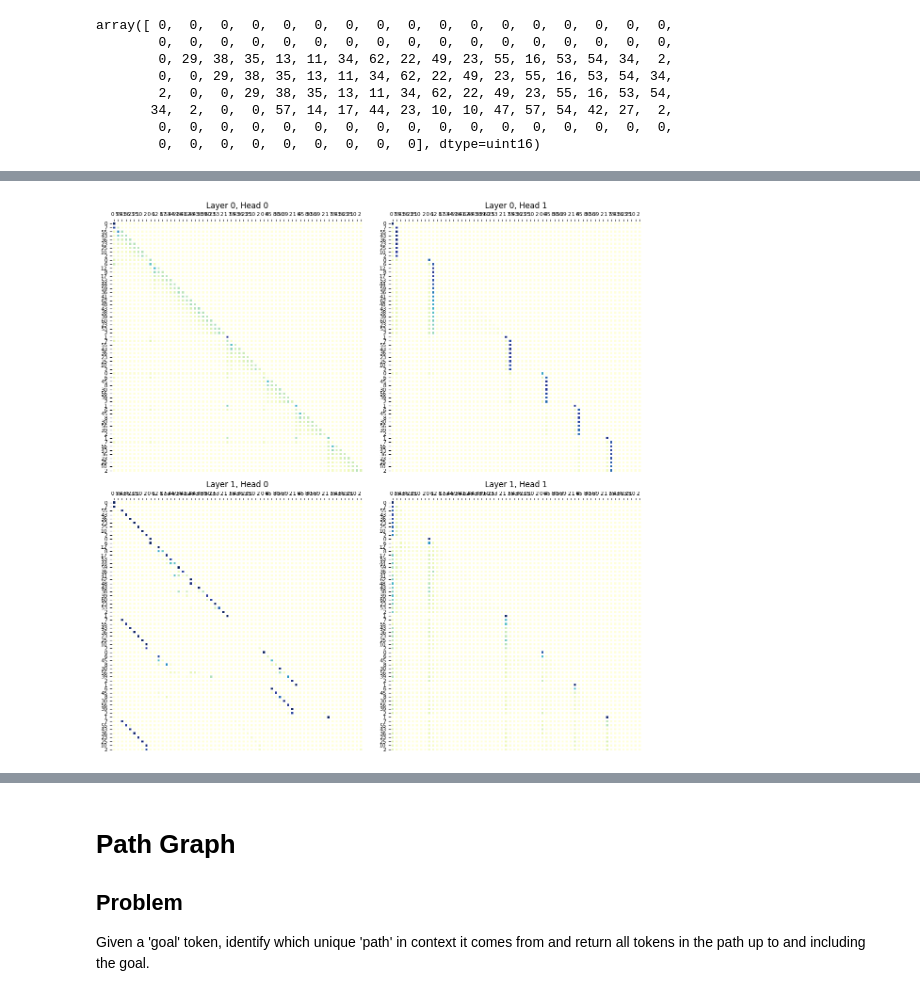
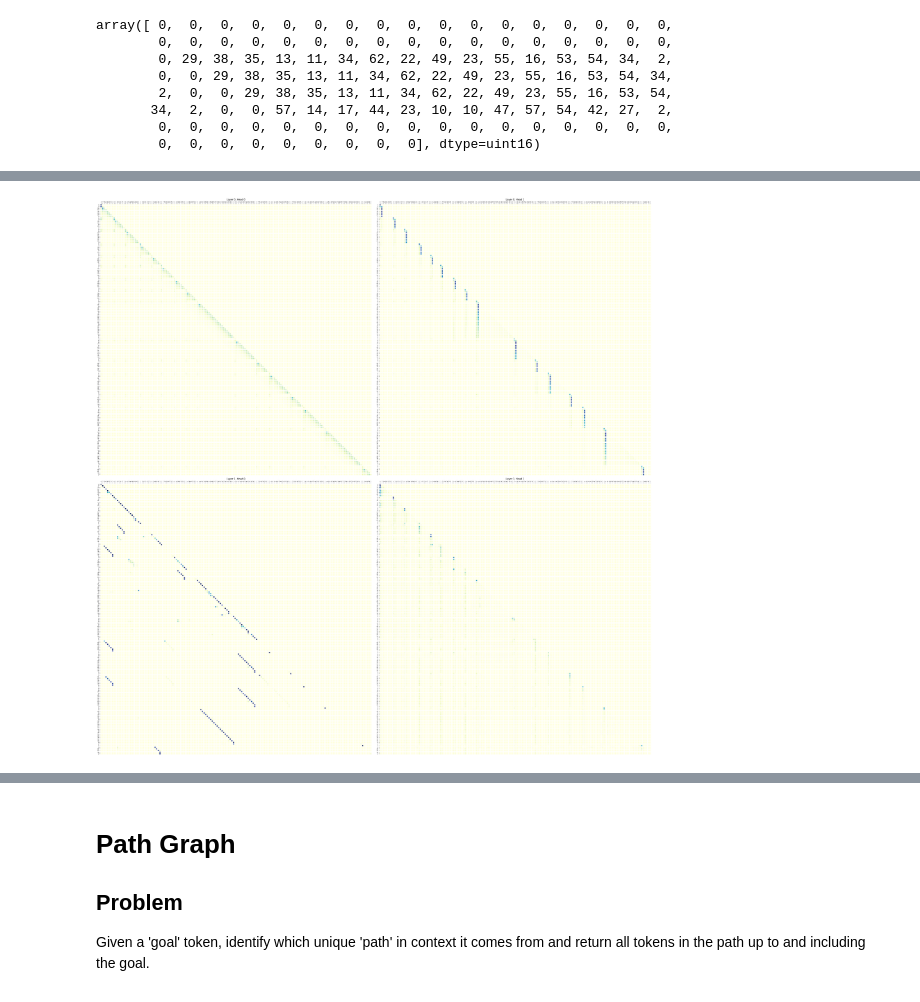
Before and after one commit to nikolageorgiev2000/modded-nanogpt-jax, a Jupyter notebook: path_graphs.ipynb, the cells around one changed output, grey strips where cells are left out. Drawn from its saved outputs; the diff is of its cells as text; code cells hidden in the pictures.

Commit message:
working LoadTask solution. code still needs cleanup

```diff
--- a/path_graphs.ipynb
+++ b/path_graphs.ipynb
@@ -643,7 +649,7 @@ Active tokens: 56.96%
 config = train.TrainConfig(
     input_bin=f"{dataset_name}/train_with_mask.bin",
     input_val_bin=f"{dataset_name}/val_with_mask.bin",
-    embd_dim = 192,
+    embd_dim = 128,
     head_dim = 64,
     n_layer = 2,
     block_size = sample_len, # should match the task sequence length so tasks are independently trained on
@@ -658,7 +664,7 @@ config = train.TrainConfig(
     vocab_size = TOK_COUNT,
     use_masked_loss = True,
     use_mlp = False,
-    off_by_one_attn = True,
+    off_by_one_attn = False,
     use_pope = True,
     # freeze_params=("wte",),
     max_seq_len = 2*sample_len,
@@ -822,20 +850,31 @@ def run_scripted_ops(
 # %%
 rng = np.random.default_rng(0)
 next_ops = [
-    [STORE, 7, _rand_values(rng, 6)],
-    # [STORE, 3, _rand_values(rng, 4)],
-    [STORE, 6, _rand_values(rng, 16)],
-    # [LOAD,  3],
-    # [STORE, 3, _rand_values(rng, 3)],
+    [STORE, 7, _rand_values(rng, 5)],
+    [STORE, 3, _rand_values(rng, 4)],
+    [STORE, 6, _rand_values(rng, 6)],
+    [LOAD,  3],
+    [STORE, 3, _rand_values(rng, 3)],
     [LOAD,  7],
-    [STORE, 6, _rand_values(rng, 5)],
+    [STORE, 6, _rand_values(rng, 4)],
     [LOAD,  6],
-    # [STORE, 4, _rand_values(rng, 20)],
+    [STORE, 4, _rand_values(rng, 20)],
+    [STORE, 6, _rand_values(rng, 10)],
     [LOAD,  7],
-    # [LOAD,  4],
+    [LOAD,  6],
+    [LOAD,  7],
+    [LOAD,  6],
+    [LOAD,  4],
+    [LOAD,  3],
 ]
+# next_ops = [
+#     [STORE, 7, _rand_values(rng, 5)],
+#     [STORE, 6, _rand_values(rng, 6)],
+#     [LOAD,  7],
+#     [LOAD,  6],
+# ]
 
-res, cursor, load_gens, preds, attn = run_scripted_ops(
+res, cursor, load_gens, preds, attn_weights = run_scripted_ops(
     model, params, config, next_ops,
     max_len=1024,
     max_gen_per_load=128,
@@ -861,30 +910,28 @@ LOAD var=7 -> [55, 43, 36, 23, 25, 10] (ended=True)
-# %%
-preds, attn_weights = model.gpt_forward(params, rope_params, res[None,:], config.get_model_config(), return_attn_weights=True)
 # %%
 row_subset = jnp.arange(0, cursor)
 col_subset = jnp.arange(0, cursor)
 
 # Determine num_layers and num_heads from attn_weights structure
 num_layers = len(attn_weights)
 num_heads = attn_weights[0][0].shape[0]  # Assuming shape: [num_heads, seq, seq]
 
-fig, axes = plt.subplots(num_layers, num_heads, figsize=(6 * num_heads, 6 * num_layers), squeeze=False)
+fig, axes = plt.subplots(num_layers, num_heads, figsize=(20 * num_heads, 20 * num_layers), squeeze=False)
 
 for l in range(num_layers):
     for h in range(num_heads):
         selected_attn = attn_weights[l][0][h][row_subset[:, None], col_subset[None, :]]
         ax = axes[l, h]
         im = heatmap(
             selected_attn,
             res[row_subset], res[col_subset], ax=ax,
             cmap="YlGnBu"
         )
         ax.set_title(f"Layer {l}, Head {h}")
 
 fig.tight_layout()
 plt.show()
 # %% [output]
-[figure, old version]
+[figure, new version]
 # %%
 res = jnp.array(res)
 res[:cursor]
```
Also changed, not shown: parts of 7 cells of this notebook.
